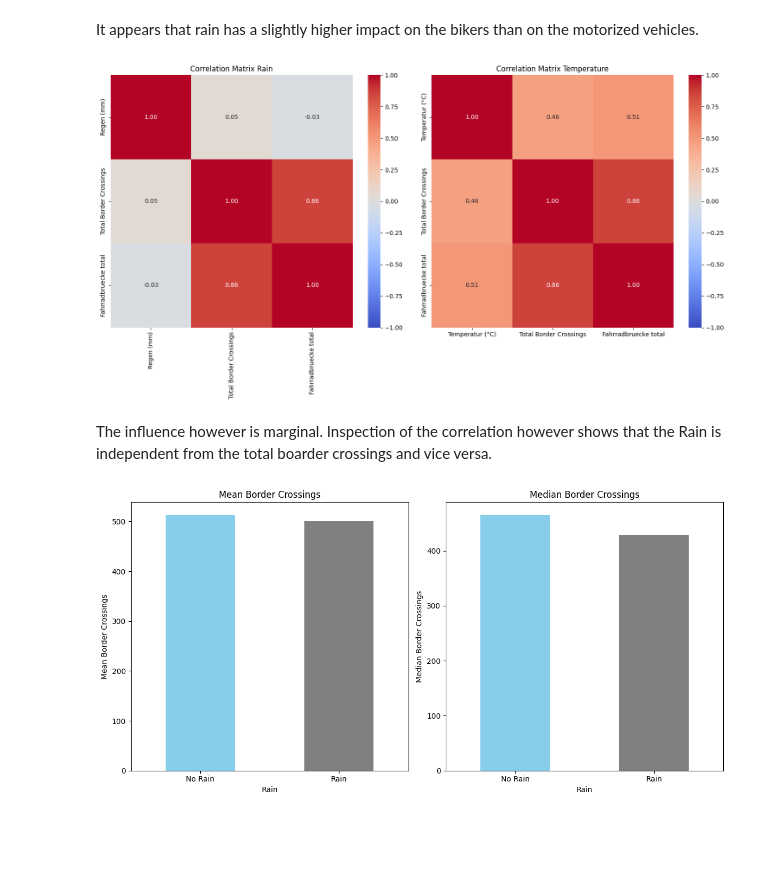
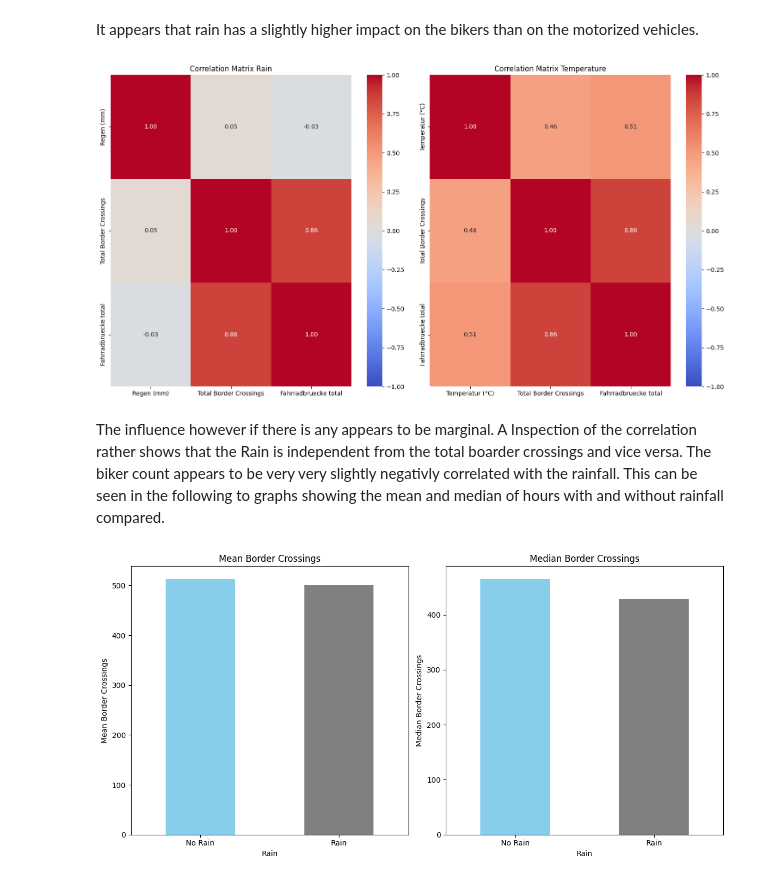
Before and after one commit to Waldleufer/2023-amse-data-engineering, a Jupyter notebook: project/report.ipynb, the cells around one changed output. Saved outputs shown, nothing was run; the diff lists cells and outputs as text; code cells hidden in the pictures; blank space fills up the shorter version.

```diff
--- a/project/report.ipynb
+++ b/project/report.ipynb
@@ -156,30 +169,36 @@ It appears that rain has a slightly higher impact on the bikers than on the moto
 # %%
 # Calculate correlation matrix for rainfall
 corr_matrix_rain = df_merged[['Regen (mm)', 'Total Border Crossings', 'Fahrradbruecke total']].corr()
 
 # Create heatmap for rainfall
 fig, axs = plt.subplots(1, 2, figsize=(15, 8))
 sns.heatmap(corr_matrix_rain, annot=True, cmap='coolwarm', fmt=".2f", vmin=-1, vmax=1, ax=axs[0])
 axs[0].set_title('Correlation Matrix Rain')
-plt.xticks(rotation=0)  # Rotate x-axis labels horizontally
+
+# Rotate x-axis labels for rainfall plot
+for item in axs[0].get_xticklabels():
+    item.set_rotation(0)
 
 # Calculate correlation matrix for temperature
 corr_matrix_temp = df_merged[['Temperatur (°C)', 'Total Border Crossings', 'Fahrradbruecke total']].corr()
 
 # Create heatmap for temperature
 sns.heatmap(corr_matrix_temp, annot=True, cmap='coolwarm', fmt=".2f", vmin=-1, vmax=1, ax=axs[1])
 axs[1].set_title('Correlation Matrix Temperature')
-plt.xticks(rotation=0)  # Rotate x-axis labels horizontally
+
+# Rotate x-axis labels for temperature plot
+for item in axs[1].get_xticklabels():
+    item.set_rotation(0)
 
 # Adjust spacing between subplots
 plt.tight_layout()
 
 # Show the plot
 plt.show()
 # %% [output]
-[figure, old version]
+[figure, new version]
 # %% [markdown]
-The influence however is marginal. Inspection of the correlation however shows that the Rain is independent from the total boarder crossings and vice versa.
+The influence however if there is any appears to be marginal. A Inspection of the correlation rather shows that the Rain is independent from the total boarder crossings and vice versa. The biker count appears to be very very slightly negativly correlated with the rainfall. This can be seen in the following to graphs showing the mean and median of hours with and without rainfall compared.
 # %%
 # Create binary rain/no rain feature
 df_merged['Rain'] = df_merged['Regen (mm)'] > 0.01
```
Also changed, not shown: parts of 19 cells of this notebook.
